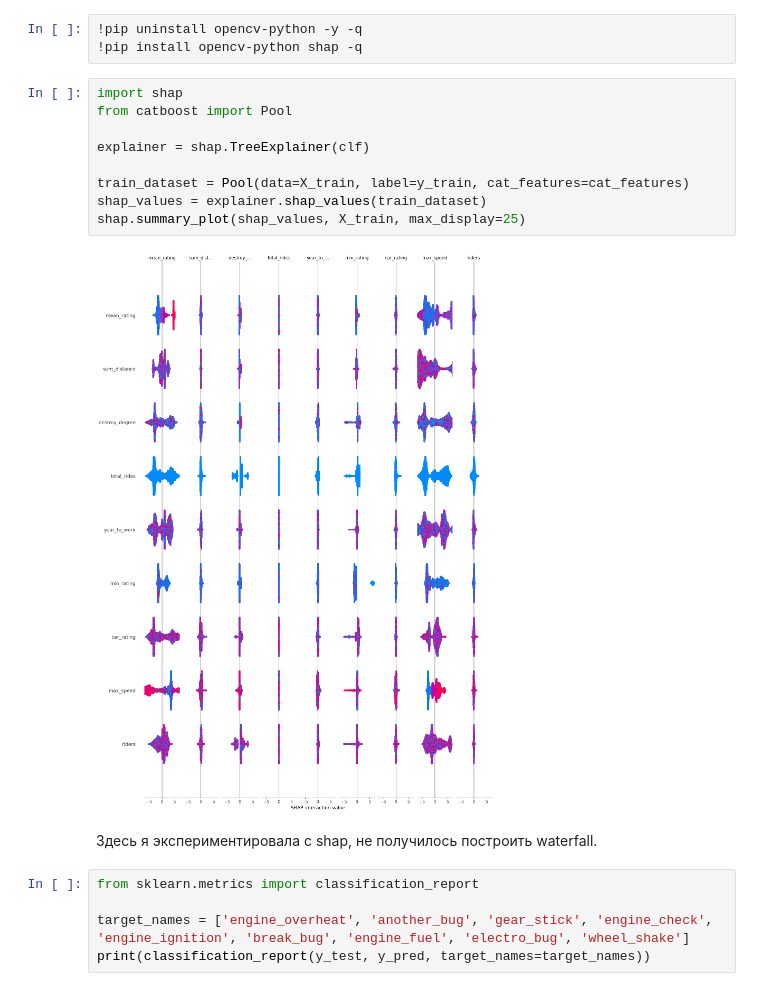
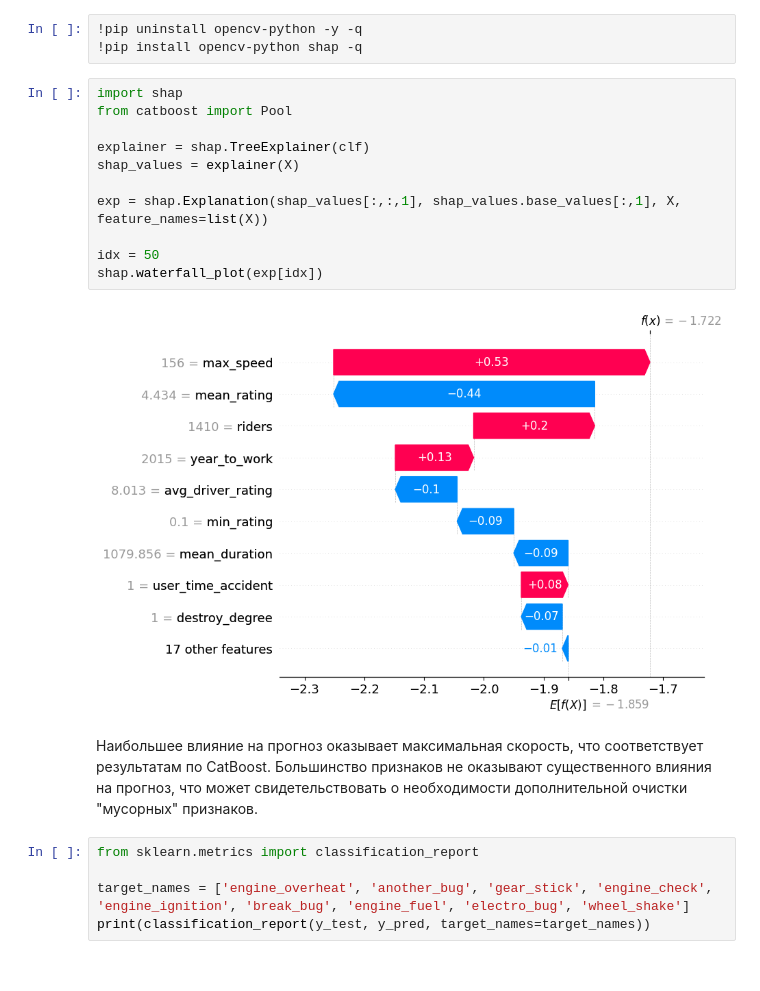
Before and after one commit to lizalmazova/MIPT, a Jupyter notebook: HW2_comp_DS_Almazova_EA.ipynb, the cells around one changed output. Saved outputs shown, nothing was run; the diff lists cells and outputs as text.

```diff
--- a/HW2_comp_DS_Almazova_EA.ipynb
+++ b/HW2_comp_DS_Almazova_EA.ipynb
@@ -597,16 +597,18 @@ Name: target_class, dtype: int64
 # %%
 import shap
 from catboost import Pool
 
 explainer = shap.TreeExplainer(clf)
+shap_values = explainer(X)
 
-train_dataset = Pool(data=X_train, label=y_train, cat_features=cat_features)
-shap_values = explainer.shap_values(train_dataset)
-shap.summary_plot(shap_values, X_train, max_display=25)
+exp = shap.Explanation(shap_values[:,:,1], shap_values.base_values[:,1], X, feature_names=list(X))
+
+idx = 50
+shap.waterfall_plot(exp[idx])
 # %% [output]
-[figure, old version]
+[figure, new version]
-# %% [markdown]
-Здесь я экспериментировала с shap, не получилось построить waterfall.
+# %% [markdown]
+Наибольшее влияние на прогноз оказывает максимальная скорость, что соответствует результатам по CatBoost. Большинство признаков не оказывают существенного влияния на прогноз, что может свидетельствовать о необходимости дополнительной очистки "мусорных" признаков.
 # %%
 from sklearn.metrics import classification_report
 
```
Also changed, not shown: parts of 1 cell of this notebook.
